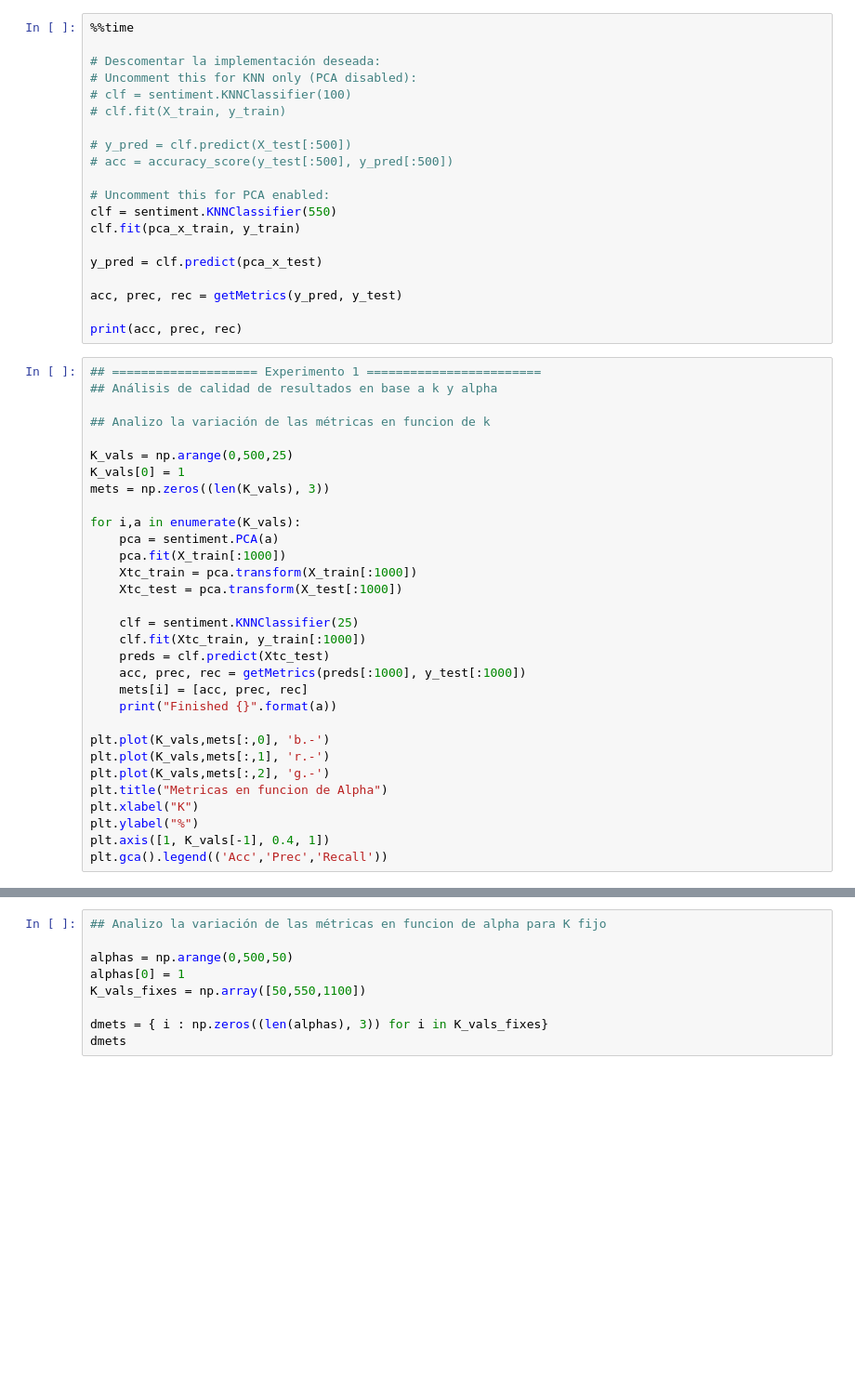
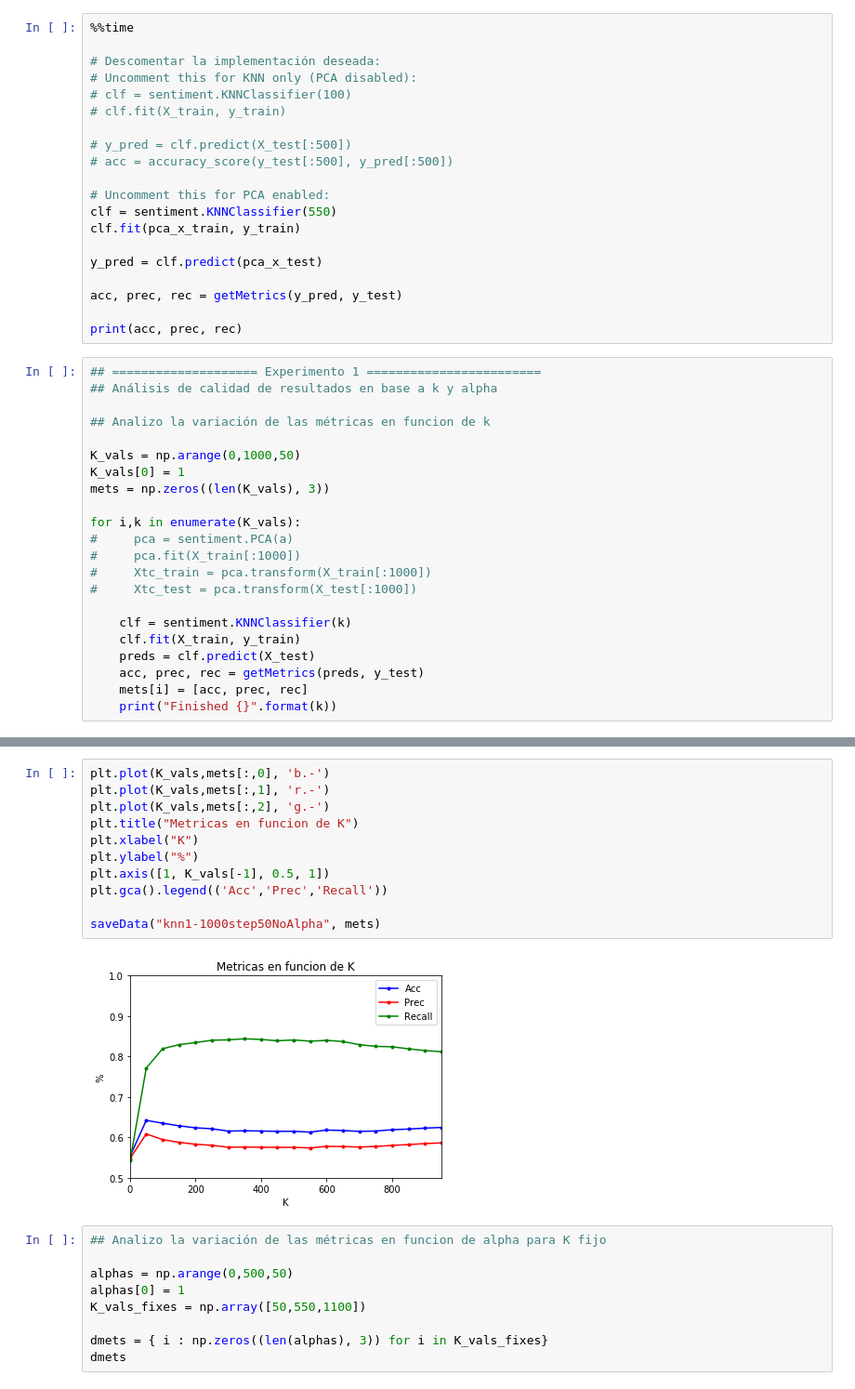
Before and after one commit to blastervla/SentimentAnalysisMetNum, a Jupyter notebook: notebooks/knn.ipynb, the cells around one changed output, grey strips where cells are left out. Shown at 93% size. Saved outputs shown, nothing was run; the diff lists cells and outputs as text; blank space fills up the shorter version.

```diff
--- a/notebooks/knn.ipynb
+++ b/notebooks/knn.ipynb
@@ -161,30 +161,21 @@ print(acc, prec, rec)
 
 ## Analizo la variación de las métricas en funcion de k
 
-K_vals = np.arange(0,500,25)
+K_vals = np.arange(0,1000,50)
 K_vals[0] = 1
 mets = np.zeros((len(K_vals), 3))
 
-for i,a in enumerate(K_vals):
-    pca = sentiment.PCA(a)
-    pca.fit(X_train[:1000])
-    Xtc_train = pca.transform(X_train[:1000])
-    Xtc_test = pca.transform(X_test[:1000])
+for i,k in enumerate(K_vals):
+#     pca = sentiment.PCA(a)
+#     pca.fit(X_train[:1000])
+#     Xtc_train = pca.transform(X_train[:1000])
+#     Xtc_test = pca.transform(X_test[:1000])
 
-    clf = sentiment.KNNClassifier(25)
-    clf.fit(Xtc_train, y_train[:1000])
-    preds = clf.predict(Xtc_test)
-    acc, prec, rec = getMetrics(preds[:1000], y_test[:1000])
+    clf = sentiment.KNNClassifier(k)
+    clf.fit(X_train, y_train)
+    preds = clf.predict(X_test)
+    acc, prec, rec = getMetrics(preds, y_test)
     mets[i] = [acc, prec, rec]
-    print("Finished {}".format(a))
-
-plt.plot(K_vals,mets[:,0], 'b.-')
-plt.plot(K_vals,mets[:,1], 'r.-')
-plt.plot(K_vals,mets[:,2], 'g.-')
-plt.title("Metricas en funcion de Alpha")
-plt.xlabel("K")
-plt.ylabel("%")
-plt.axis([1, K_vals[-1], 0.4, 1])
-plt.gca().legend(('Acc','Prec','Recall'))
+    print("Finished {}".format(k))
 # %% [output]
 Finished 1
@@ -196,3 +201,16 @@ Finished 125
+# %%
+plt.plot(K_vals,mets[:,0], 'b.-')
+plt.plot(K_vals,mets[:,1], 'r.-')
+plt.plot(K_vals,mets[:,2], 'g.-')
+plt.title("Metricas en funcion de K")
+plt.xlabel("K")
+plt.ylabel("%")
+plt.axis([1, K_vals[-1], 0.5, 1])
+plt.gca().legend(('Acc','Prec','Recall'))
+
+saveData("knn1-1000step50NoAlpha", mets)
+# %% [output]
+[figure, added]
 # %%
 ## Analizo la variación de las métricas en funcion de alpha para K fijo
 
```
Also changed, not shown: parts of 2 cells of this notebook.
